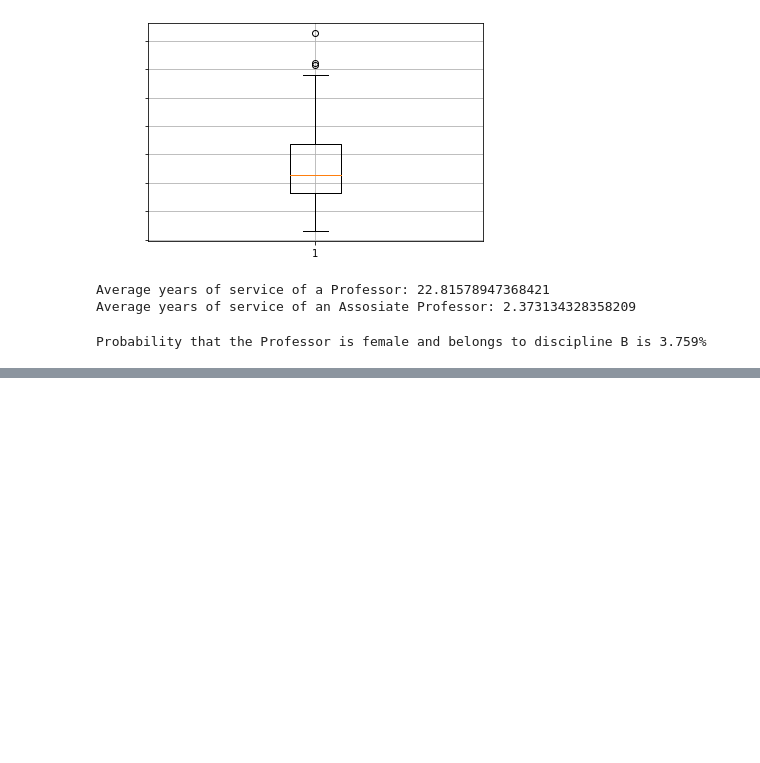
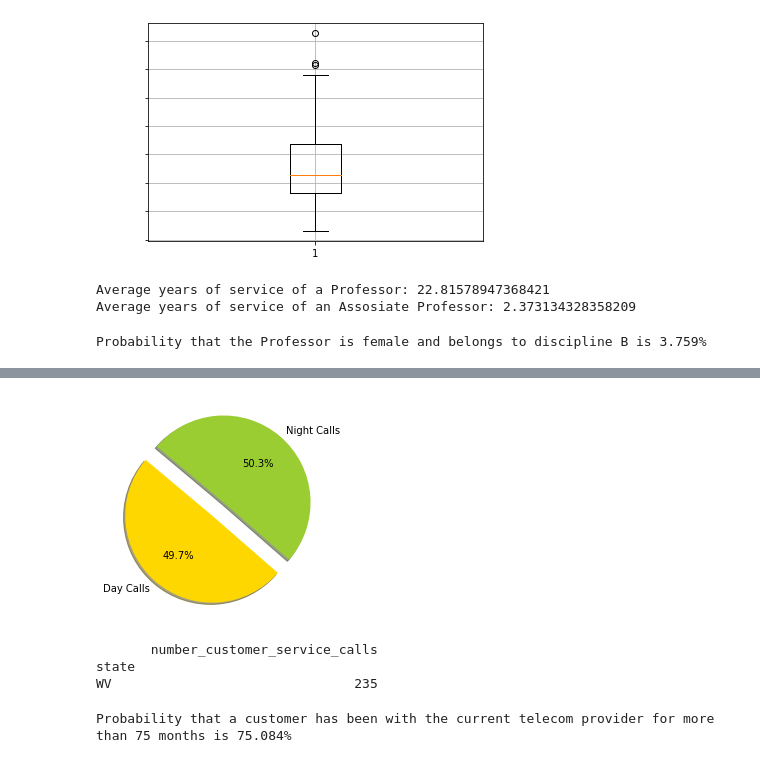
Before and after one commit to jvmolu/Statistical-Analysis-of-Various-Data, a Jupyter notebook: a.ipynb, the cells around one changed output, grey strips where cells are left out. Drawn from its saved outputs; the diff is of its cells as text; code cells hidden in the pictures; blank space fills up the shorter version.

```diff
--- a/a.ipynb
+++ b/a.ipynb
@@ -260,0 +395,51 @@ Probability that the Professor is female and belongs to discipline B is 3.759%
+# %%
+# 4.
+df1 = df[df['state'] == 'NY']
+number_of_day_calls = 0
+number_of_night_calls = 0
+for i in range(len(df1)):
+    if df1.iloc[i]['total_day_calls'] > 0:
+        number_of_day_calls += df1.iloc[i]['total_day_calls']
+    if df1.iloc[i]['total_night_calls'] > 0:
+        number_of_night_calls += df1.iloc[i]['total_night_calls']
+
+# To plot pie chart
+labels = ['Day Calls', 'Night Calls']
+sizes = [number_of_day_calls, number_of_night_calls]
+colors = ['gold', 'yellowgreen']
+explode = (0.1, 0.1)
+
+# Plot
+plt.pie(sizes, explode=explode, labels=labels, colors=colors,
+        autopct='%1.1f%%', shadow=True, startangle=140)
+plt.show()
+# %% [output]
+[figure, added]
+# %%
+# 5.
+state_call_frequency = df[['state','number_customer_service_calls']]
+
+# Aggregate the number of calls to customer service by state
+state_call_frequency = state_call_frequency.groupby('state').sum()
+
+# Find the state with the highest number of calls to customer service
+state_call_frequency.sort_values(by='number_customer_service_calls', ascending=False, inplace=True)
+
+# Print the state with the highest number of calls to customer service
+print(state_call_frequency.head(1))
+# %% [output]
+       number_customer_service_calls
+state
+WV                               235
+# %%
+# 6.
+df1 = df[df['churn'] == 'yes']
+
+customers_with_more_than_75_months = 0
+for i in range(len(df1)):
+    if df1.iloc[i]['account_length'] > 75:
+        customers_with_more_than_75_months += 1
+
+print(f"Probability that a customer has been with the current telecom provider for more than 75 months is {(customers_with_more_than_75_months*100)/len(df1.index):.3f}%")
+# %% [output]
+Probability that a customer has been with the current telecom provider for more than 75 months is 75.084%
```
Also changed, not shown: parts of 11 cells of this notebook, 4 other files.
